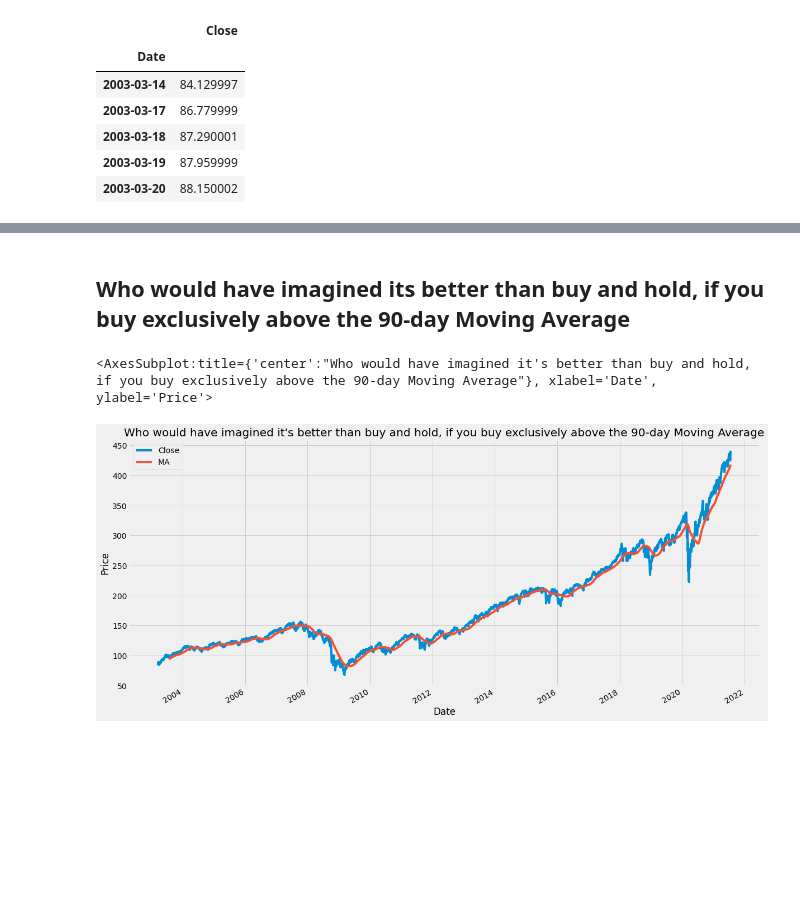
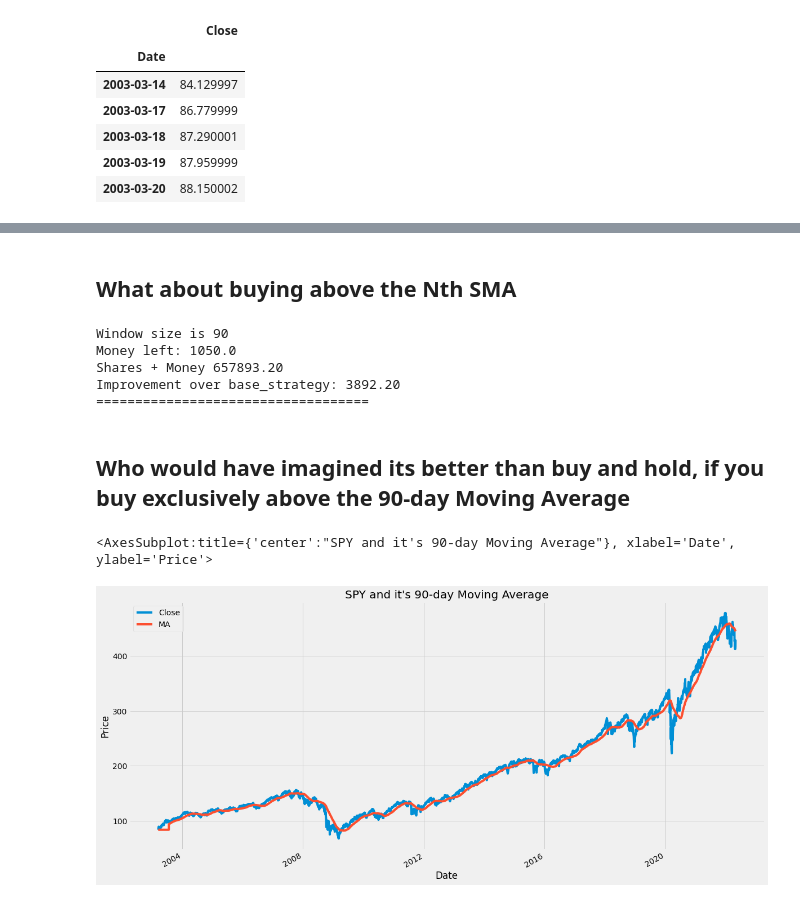
Before and after one commit to alik604/algorithmic-trading, a Jupyter notebook: Algo trading with the SMA.ipynb, the cells around one changed output, grey strips where cells are left out. Saved outputs shown, nothing was run; the diff lists cells and outputs as text; code cells hidden in the pictures; blank space fills up the shorter version.

```diff
--- a/Algo trading with the SMA.ipynb
+++ b/Algo trading with the SMA.ipynb
@@ -11,3 +12,7 @@ share = 'SPY'
+# %%
+consider_every_Nth_day = 1 # 20
+invPerTimePeriod = 1000 / 20 # ration your 1000 per month every day
+STOCK = 'SPY'
 # %%
 # Importing the libraries
 import math
@@ -21,9 +25,9 @@ import yfinance as yf
 import warnings
 warnings.filterwarnings("ignore")
 # %%
-dataset = yf.download(share,"2003-3-14") #, start="2017-01-01"
-dataset = dataset.drop(columns=['Open','High', 'Low','Adj Close','Volume'])
-dataset.head()
+df = yf.download(STOCK, "2003-3-14") #, start="2017-01-01"
+df = df.drop(columns=['Open','High', 'Low','Adj Close','Volume'])
+df.head()
 # %% [output]
 [*********************100%***********************]  1 of 1 completed
 |  | Close |
@@ -34,8 +38,8 @@ dataset.head()
 | 2003-03-19 | 87.959999 |
 | 2003-03-20 | 88.150002 |
 # %%
-df2 = dataset.iloc[ : :consider_every_Nth_day, :] # every 20th, all columns
-df2.head()
+df = df.iloc[ : :consider_every_Nth_day, :] # every 20th, all columns
+df.head()
 # %% [output]
 |  | Close |
 | Date |  |
@@ -188,8 +148,29 @@ Improvement over base_strategy: -325727.57
+# %% [markdown]
+## What about buying above the Nth SMA
+# %%
+simulate_buying_below_ma(0, below=False)
+simulate_buying_below_ma(1, below=False)
+simulate_buying_below_ma(10, below=False)
+simulate_buying_below_ma(20, below=False)
+simulate_buying_below_ma(30, below=False)
+simulate_buying_below_ma(45, below=False)
+simulate_buying_below_ma(60, below=False)
+simulate_buying_below_ma(90, below=False)
+simulate_buying_below_ma(180, below=False)
+simulate_buying_below_ma(360, below=False)
+simulate_buying_below_ma(720, below=False)
+# %% [output]
+Window size is 90
+Money left: 1050.0
+Shares + Money 657893.20
+Improvement over base_strategy: 3892.20
+===================================
 # %% [markdown]
 ## Who would have imagined its better than buy and hold, if you buy exclusively above the 90-day Moving Average
 # %%
-df2['MA'] = df2.rolling(window=90).mean()
-df2.plot(figsize=(18,9), linewidth=4, title="Who would have imagined it's better than buy and hold, if you buy exclusively above the 90-day Moving Average", ylabel="Price")
+window = 90
+df['MA'] = df.Close.rolling(window=window).mean().fillna(df.Close[0])
+df.plot(figsize=(18,9), linewidth=4, title=f"{STOCK} and it's {window}-day Moving Average", ylabel="Price")
 # %% [output]
-<AxesSubplot:title={'center':"Who would have imagined it's better than buy and hold, if you buy exclusively above the 90-day Moving Average"}, xlabel='Date', ylabel='Price'>
+<AxesSubplot:title={'center':"SPY and it's 90-day Moving Average"}, xlabel='Date', ylabel='Price'>
-[figure, old version]
+[figure, new version]
```
Also changed, not shown: parts of 11 cells of this notebook.
